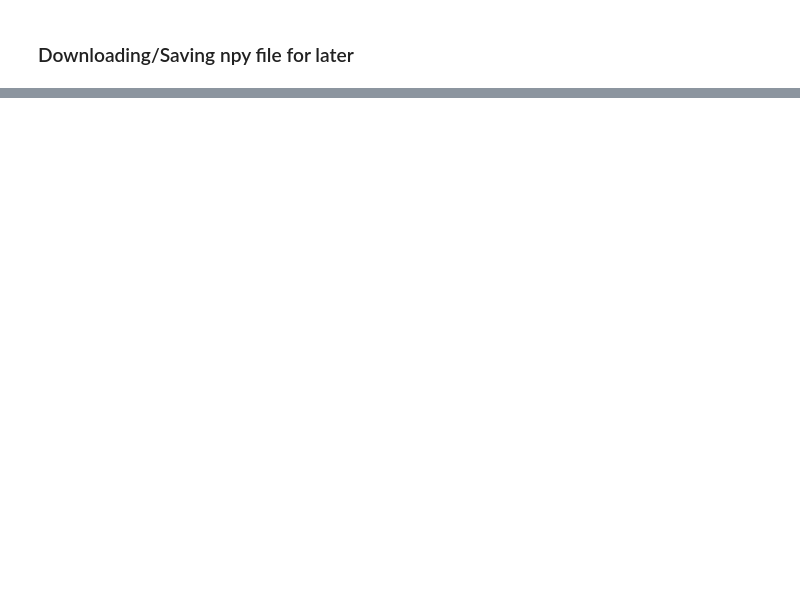
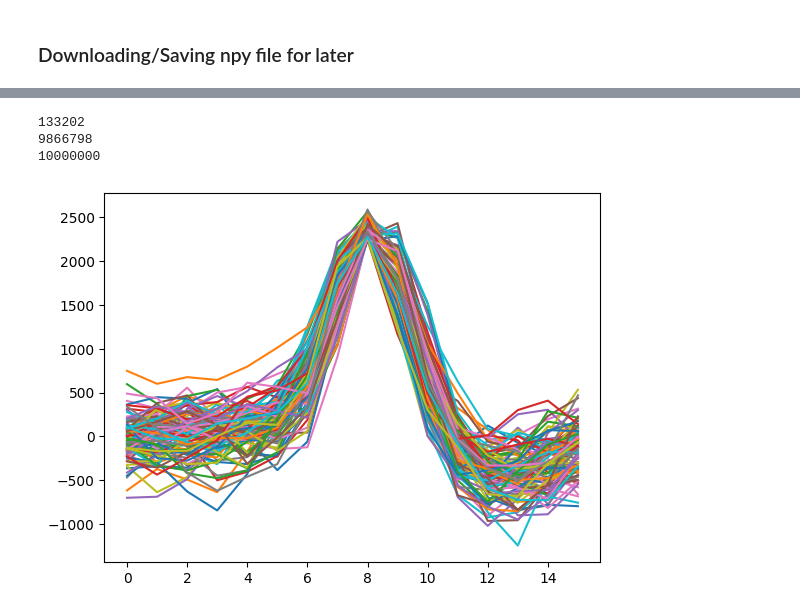
Before and after one commit to Gabewitt/RFSoC, a Jupyter notebook: PNR_measurement_scripts/test.ipynb, the cells around one changed output, grey strips where cells are left out. Drawn from its saved outputs; the diff is of its cells as text; code cells hidden in the pictures; blank space fills up the shorter version.

```diff
--- a/PNR_measurement_scripts/test.ipynb
+++ b/PNR_measurement_scripts/test.ipynb
@@ -75,0 +82,24 @@ plt.show()
+# %%
+
+
+threshold = 2700
+thresholds_2 = 4800
+
+under_threshold = [wf for wf in x if np.max(wf) < threshold]
+between_thresholds = [wf for wf in x if threshold <= np.max(wf) < thresholds_2]
+over_or_equal_threshold = [wf for wf in x if np.max(wf) >= threshold]
+# %%
+print(len(under_threshold))
+print(len(over_or_equal_threshold))
+print(len(under_threshold) + len(over_or_equal_threshold))
+# %% [output]
+133202
+9866798
+10000000
+# %%
+for i in range(100):
+    plt.plot(under_threshold[i])
+    # plt.plot(between_thresholds[i])
+plt.show()
+# %% [output]
+[figure, added]
```
Also changed, not shown: parts of 21 cells of this notebook, 2 other files.
